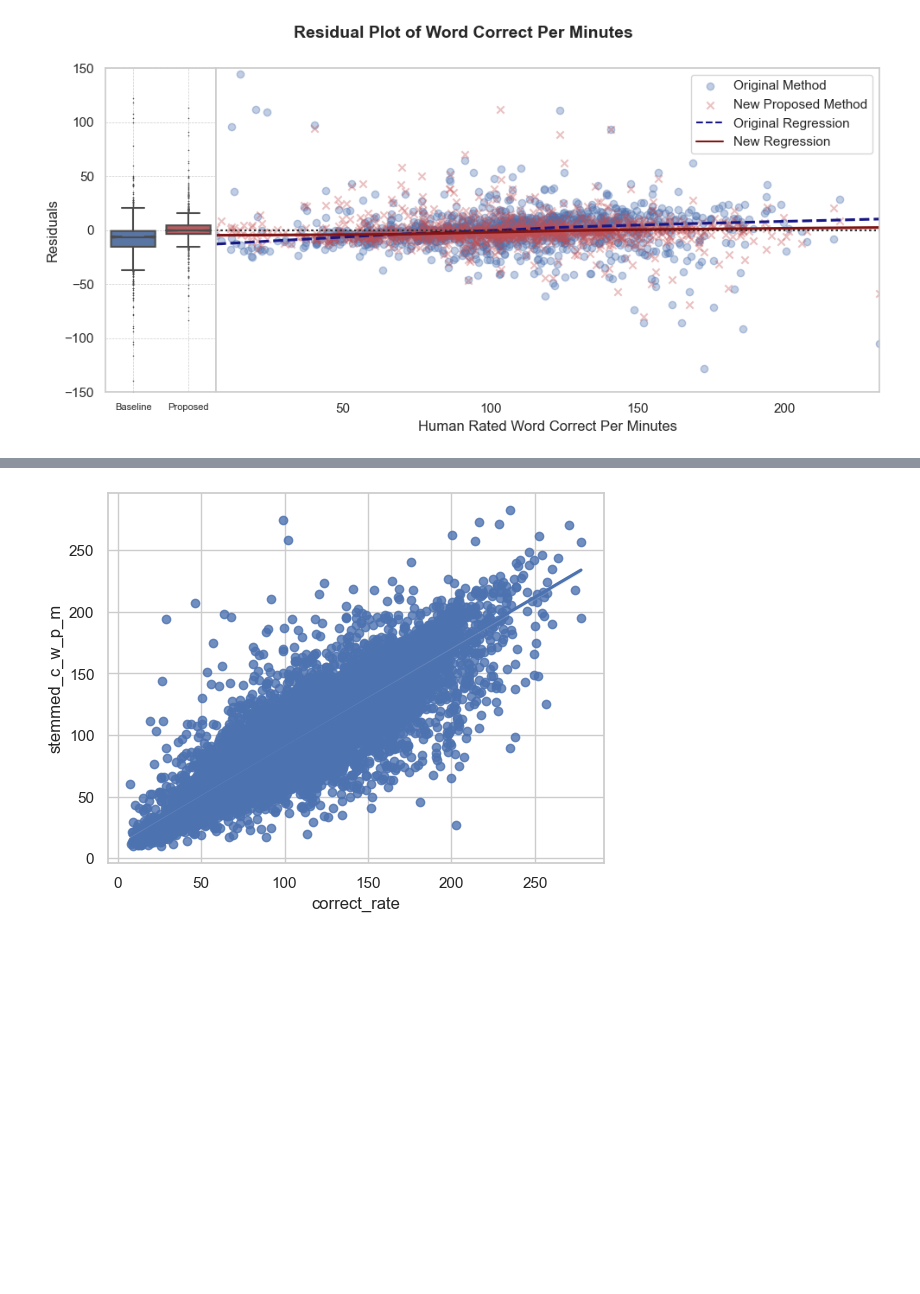
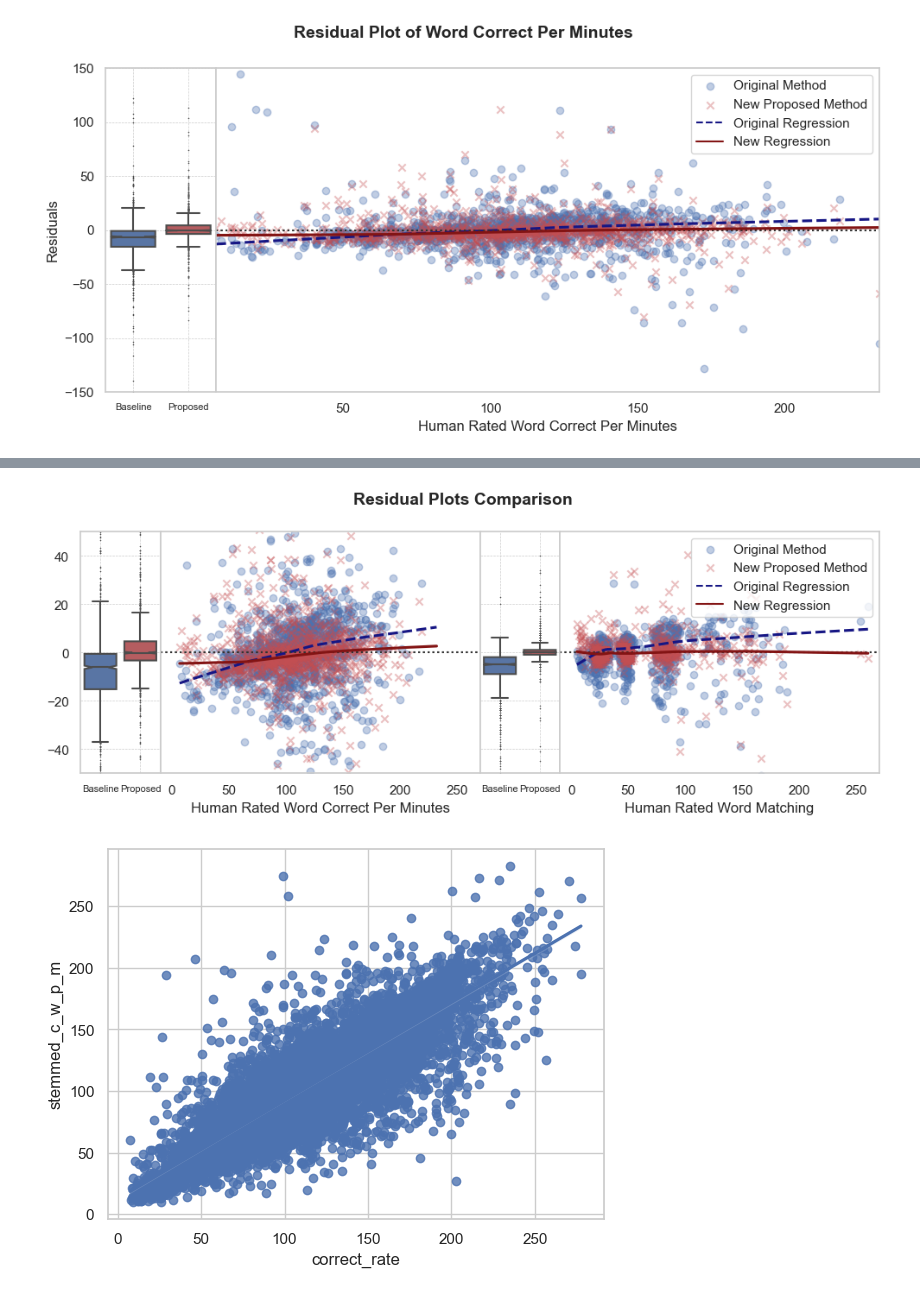
Before and after one commit to YihaoJW/Educational_Speech_Assessment, a Jupyter notebook: compare_CWPM_Deep_human.ipynb, the cells around one changed output, grey strips where cells are left out. Saved outputs shown, nothing was run; the diff lists cells and outputs as text; code cells hidden in the pictures; blank space fills up the shorter version.

```diff
--- a/compare_CWPM_Deep_human.ipynb
+++ b/compare_CWPM_Deep_human.ipynb
@@ -340,3 +402,79 @@ See the caveats in the documentation: https://pandas.pydata.org/pandas-docs/stab
+# %%
+dark_colors = [sns.color_palette("dark")[0], sns.color_palette("dark")[2]]
+y_range = (-50, 50)
+x_range = (-10, 270)
+gs = gridspec.GridSpec(1, 4, width_ratios=[1, 4, 1, 4], hspace=0.0, wspace=0.0) # Note: Added hspace for separation
+fig = plt.figure(figsize=(10, 4))
+ro = False
+colors = [sns.color_palette("deep")[0], sns.color_palette("deep")[3]]
+
+# Old Figure (from df9)
+# Violin Plot
+ax0 = plt.subplot(gs[0, 0])
+sns.boxplot(data=[df9['residual_stemmed'], df10['residual_word']],
+            orient='v', ax=ax0, palette=colors, notch=True, fliersize=0.5,
+            flierprops={"marker": "x"})
+ax0.set_xticklabels(['Baseline', 'Proposed'], rotation=0, fontsize=8)
+ax0.set_ylabel('Residuals')
+ax0.set_ylim(y_range)
+ax0.grid(True, which='both', linestyle='--', linewidth=0.5)
+
+# Residual Plot
+ax1 = plt.subplot(gs[0, 1])
+sns.residplot(x="correct_rate", y="stemmed_c_w_p_m", data=df9, ax=ax1, robust=ro, color=colors[0], label='Original Method', scatter_kws={'alpha':0.35, 'marker':'o'},  lowess=True, line_kws=dict(color=sns.dark_palette('blue')[2], linestyle='--'))
+sns.residplot(x="correct_rate", y="word_correct_per_minutes", data=df10, ax=ax1, robust=ro, color=colors[1], label='New Proposed Method', scatter_kws={'alpha':0.35, 'marker':'x'},   lowess=True, line_kws=dict(color=sns.dark_palette('red')[2], linestyle='-'))
+
+# New Figure (from df10_copy)
+# Violin Plot
+ax2 = plt.subplot(gs[0, 2])
+sns.boxplot(data=[df10_copy['residual_old'], df10_copy['residual_new']],
+            orient='v', ax=ax2, palette=colors, notch=True, fliersize=0.5,
+            flierprops={"marker": "x"})
+ax2.set_xticklabels(['Baseline', 'Proposed'], rotation=0, fontsize=8)
+ax2.set_ylabel('Residuals')
+ax2.set_ylim(y_range)
+ax2.grid(True, which='both', linestyle='--', linewidth=0.5)
+
+# Residual Plot
+ax3 = plt.subplot(gs[0, 3])
+sns.residplot(x="score_asr", y="old_matched_adj_count", data=df10_copy, ax=ax3, robust=ro, color=colors[0], label='Original Method', scatter_kws={'alpha':0.35, 'marker':'o'},  lowess=True, line_kws=dict(color=sns.dark_palette('blue')[2], linestyle='--'))
+sns.residplot(x="score_asr", y="new_matched_adj_count", data=df10_copy, ax=ax3, robust=ro, color=colors[1], label='New Proposed Method', scatter_kws={'alpha':0.35, 'marker':'x'},   lowess=True, line_kws=dict(color=sns.dark_palette('red')[2], linestyle='-'))
+
+ax1.set_xlabel('Human Rated Word Correct Per Minutes')
+ax3.set_xlabel('Human Rated Word Matching')
+for ax_now in [ax1, ax3]:
+    ax_now.set_ylabel('')
+    ax_now.set_ylim(y_range)
+    ax_now.set_xlim(x_range)
+    xticks = ax_now.get_xticks()
+    # ax_now.set_xticks(xticks[1:-1])
+    ax_now.tick_params(axis='y', which='both', labelright=False, labelleft=False)
+    ax_now.grid(False)
+# Legend for the residual plots
+ax_now.legend(loc='upper right')
+handles, labels = ax_now.get_legend_handles_labels()
+line1 = Line2D([0], [0], linestyle='--', color=sns.dark_palette('blue')[2], label='Original Regression')
+line2 = Line2D([0], [0], linestyle='-', color=sns.dark_palette('red')[2], label='New Regression')
+
+handles.extend([line1, line2])
+labels.extend(['Original Regression', 'New Regression'])
+ax_now.legend(loc='upper right', handles=handles, labels=labels)
+
+for ax_now in [ax0, ax2]:
+    ax_now.set_ylabel('')
+    ax_now.tick_params(axis='y', which='both', labelright=False, labelleft=False)
+    ax_now.set_ylim(y_range)
+    ax_now.grid(True)
+
+ax0.tick_params(axis='y', which='both', labelright=False, labelleft=True)
+# ax1.set_title('Words Correct Per Minutes')
+# ax3.set_title('Words Match')
+fig.suptitle('Residual Plots Comparison', fontsize=14, fontweight='bold')
+
+fig.tight_layout()
+fig.savefig('Comparison_Residual_2.pdf', format='pdf', bbox_inches='tight')
+# %% [output]
+[figure, added]
 # %%
 #Draw a Q-Q plot between correct_rate and c_w_p_m_stemmed using seaborn
 ax = sns.regplot(x="correct_rate", y="stemmed_c_w_p_m", data=df6)
```
Also changed, not shown: parts of 5 cells of this notebook, 8 other files.
